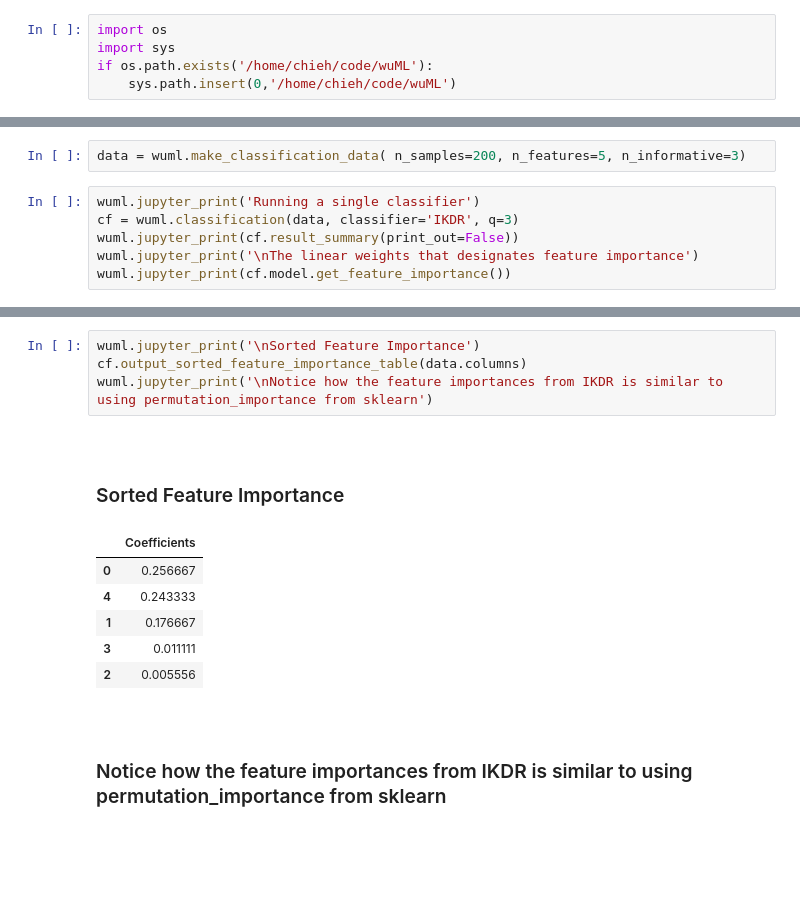
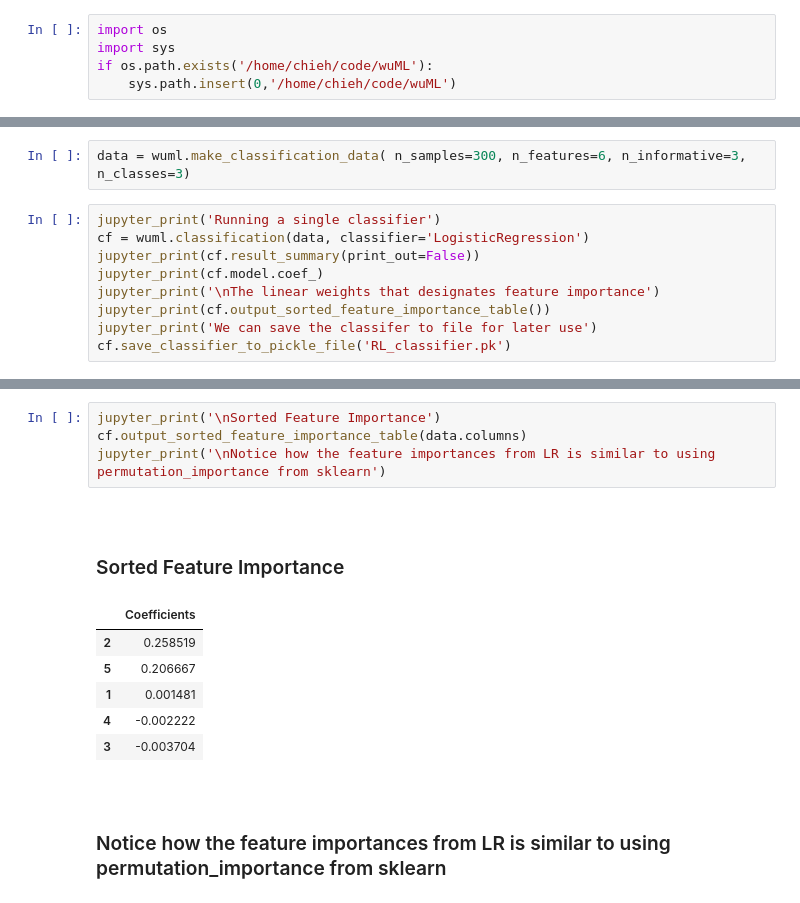
Before and after one commit to endsley/wuML, a Jupyter notebook: examples/classification/ipynb/classify.ipynb, the cells around one changed output, grey strips where cells are left out. Cells and saved outputs as stored; diff of their text form; blank space fills up the shorter version.

```diff
--- a/examples/classification/ipynb/classify.ipynb
+++ b/examples/classification/ipynb/classify.ipynb
@@ -10,11 +15,14 @@ import wuml
 # %%
-data = wuml.make_classification_data( n_samples=200, n_features=5, n_informative=3)
+data = wuml.make_classification_data( n_samples=300, n_features=6, n_informative=3, n_classes=3)
 # %%
-wuml.jupyter_print('Running a single classifier')
-cf = wuml.classification(data, classifier='IKDR', q=3)
-wuml.jupyter_print(cf.result_summary(print_out=False))
-wuml.jupyter_print('\nThe linear weights that designates feature importance')
-wuml.jupyter_print(cf.model.get_feature_importance())
+jupyter_print('Running a single classifier')
+cf = wuml.classification(data, classifier='LogisticRegression')
+jupyter_print(cf.result_summary(print_out=False))
+jupyter_print(cf.model.coef_)
+jupyter_print('\nThe linear weights that designates feature importance')
+jupyter_print(cf.output_sorted_feature_importance_table())
+jupyter_print('We can save the classifer to file for later use')
+cf.save_classifier_to_pickle_file('RL_classifier.pk')
 # %% [output]
 Running a single classifier
 |  | classifier | Train | Test |
@@ -24,13 +72,13 @@ The linear weights that designates feature importance
 # %%
-wuml.jupyter_print('\nSorted Feature Importance')
+jupyter_print('\nSorted Feature Importance')
 cf.output_sorted_feature_importance_table(data.columns)
-wuml.jupyter_print('\nNotice how the feature importances from IKDR is similar to using permutation_importance from sklearn')
+jupyter_print('\nNotice how the feature importances from LR is similar to using permutation_importance from sklearn')
 # %% [output]
 Sorted Feature Importance
 |  | Coefficients |
-| 0 | 0.256667 |
-| 4 | 0.243333 |
-| 1 | 0.176667 |
-| 3 | 0.011111 |
-| 2 | 0.005556 |
+| 2 | 0.258519 |
+| 5 | 0.206667 |
+| 1 | 0.001481 |
+| 4 | -0.002222 |
+| 3 | -0.003704 |
-Notice how the feature importances from IKDR is similar to using permutation_importance from sklearn
+Notice how the feature importances from LR is similar to using permutation_importance from sklearn
```
Also changed, not shown: parts of 9 cells of this notebook, 6 other files.
